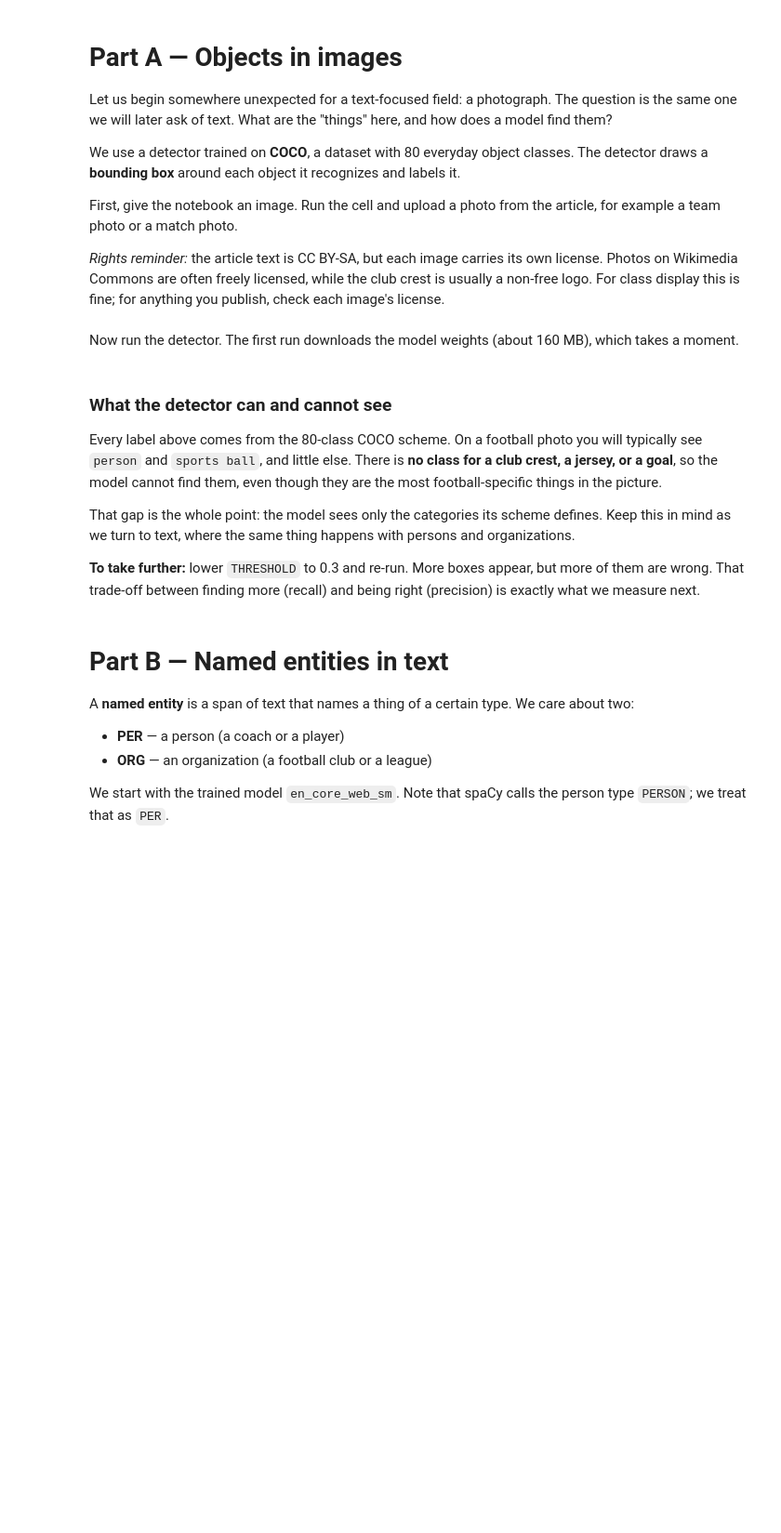
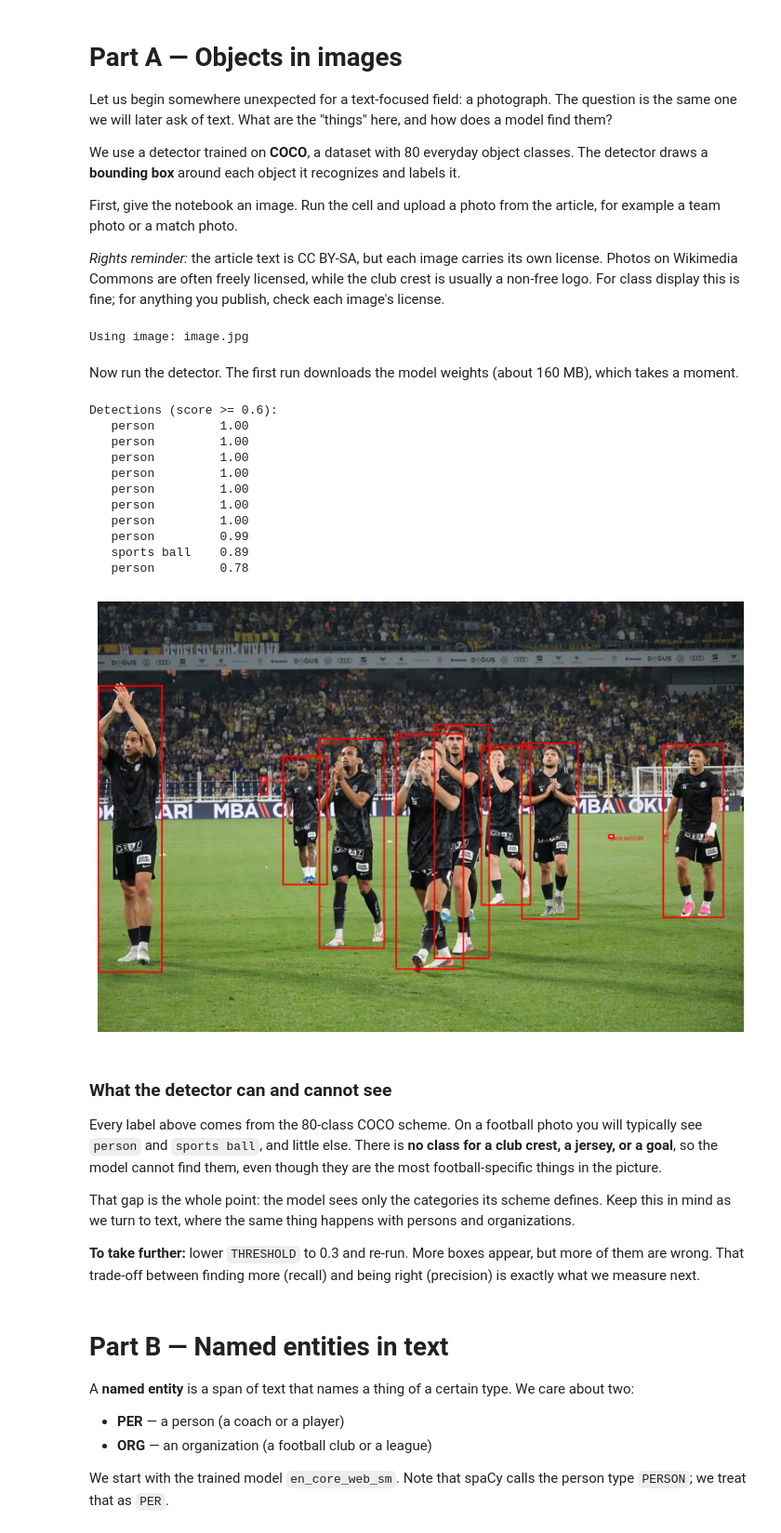
Before and after one commit to SvenjaGuhr/SoSe2027_Introduction_to_Computational_Methods_for_Digital_Humanists, a Jupyter notebook: ner_object_detection.ipynb, the cells around one changed output. Shown at 93% size. Saved outputs shown, nothing was run; the diff lists cells and outputs as text; code cells hidden in the pictures; blank space fills up the shorter version.

```diff
--- a/ner_object_detection.ipynb
+++ b/ner_object_detection.ipynb
@@ -39,3 +38,23 @@ print("Using image:", image_path)
+# %%
+import requests
+
+# Use the file name from Wikimedia Commons (the part after "File:")
+FILE_NAME = "SK_Sturm_Graz_20260805_(21).JPG"
+IMAGE_URL = f"https://commons.wikimedia.org/wiki/Special:FilePath/{FILE_NAME}?width=1200"
+
+#Since we are scraping open data, it is common practice to indicate your identity and purpose.
+headers = {"User-Agent": "teaching-notebook/1.0 (https://github.com/SvenjaGuhr/SoSe2027_Introduction_to_Computational_Methods_for_Digital_Humanists)"}
+
+#
+image_path = "image.jpg"
+r = requests.get(IMAGE_URL, headers=headers, timeout=30)
+r.raise_for_status()
+with open(image_path, "wb") as f:
+    f.write(r.content)
+
+print("Using image:", image_path)
+# %% [output]
+Using image: image.jpg
 # %% [markdown]
 Now run the detector. The first run downloads the model weights (about 160 MB), which takes a moment.
 # %%
@@ -48,15 +67,15 @@ import matplotlib.pyplot as plt
 
 COCO_CATEGORIES = [
     "__background__","person","bicycle","car","motorcycle","airplane","bus","train",
-    "truck","boat","traffic light","fire hydrant","N/A","stop sign","parking meter",
+    "truck","boat","traffic light","fire hydrant","stop sign","parking meter",
     "bench","bird","cat","dog","horse","sheep","cow","elephant","bear","zebra",
-    "giraffe","N/A","backpack","umbrella","N/A","N/A","handbag","tie","suitcase",
+    "giraffe","N/A","backpack","umbrella","handbag","tie","suitcase",
     "frisbee","skis","snowboard","sports ball","kite","baseball bat","baseball glove",
-    "skateboard","surfboard","tennis racket","bottle","N/A","wine glass","cup","fork",
+    "skateboard","surfboard","tennis racket","bottle","wine glass","cup","fork",
     "knife","spoon","bowl","banana","apple","sandwich","orange","broccoli","carrot",
-    "hot dog","pizza","donut","cake","chair","couch","potted plant","bed","N/A",
-    "dining table","N/A","N/A","toilet","N/A","tv","laptop","mouse","remote","keyboard",
-    "cell phone","microwave","oven","toaster","sink","refrigerator","N/A","book","clock",
+    "hot dog","pizza","donut","cake","chair","couch","potted plant","bed",
+    "dining table","toilet","tv","laptop","mouse","remote","keyboard",
+    "cell phone","microwave","oven","toaster","sink","refrigerator","book","clock",
     "vase","scissors","teddy bear","hair drier","toothbrush",
 ]
 
@@ -68,33 +87,46 @@ model.eval()
 
 image = Image.open(image_path).convert("RGB")
 tensor = weights.transforms()(image)
 with torch.no_grad():
     prediction = model([tensor])[0]
 
 draw = ImageDraw.Draw(image)
 try:
     font = ImageFont.truetype("DejaVuSans.ttf", 18)
 except OSError:
     font = ImageFont.load_default()
 
 print(f"Detections (score >= {THRESHOLD}):")
 found = 0
 for box, label_id, score in zip(prediction["boxes"], prediction["labels"], prediction["scores"]):
     if score < THRESHOLD:
         continue
     found += 1
     label = COCO_CATEGORIES[label_id]
     x0, y0, x1, y1 = [float(v) for v in box]
     print(f"   {label:<14} {score:.2f}")
     draw.rectangle([x0, y0, x1, y1], outline="red", width=3)
     draw.text((x0 + 2, y0 + 2), f"{label} {score:.2f}", fill="red", font=font)
 if found == 0:
     print("   (nothing above the threshold - try lowering THRESHOLD)")
 
 plt.figure(figsize=(10, 8))
 plt.imshow(image)
 plt.axis("off")
 plt.show()
+# %% [output]
+Detections (score >= 0.6):
+   person         1.00
+   person         1.00
+   person         1.00
+   person         1.00
+   person         1.00
+   person         1.00
+   person         1.00
+   person         0.99
+   sports ball    0.89
+   person         0.78
+[figure, added]
 # %% [markdown]
 ### What the detector can and cannot see
 
```
Also changed, not shown: parts of 14 cells of this notebook.
